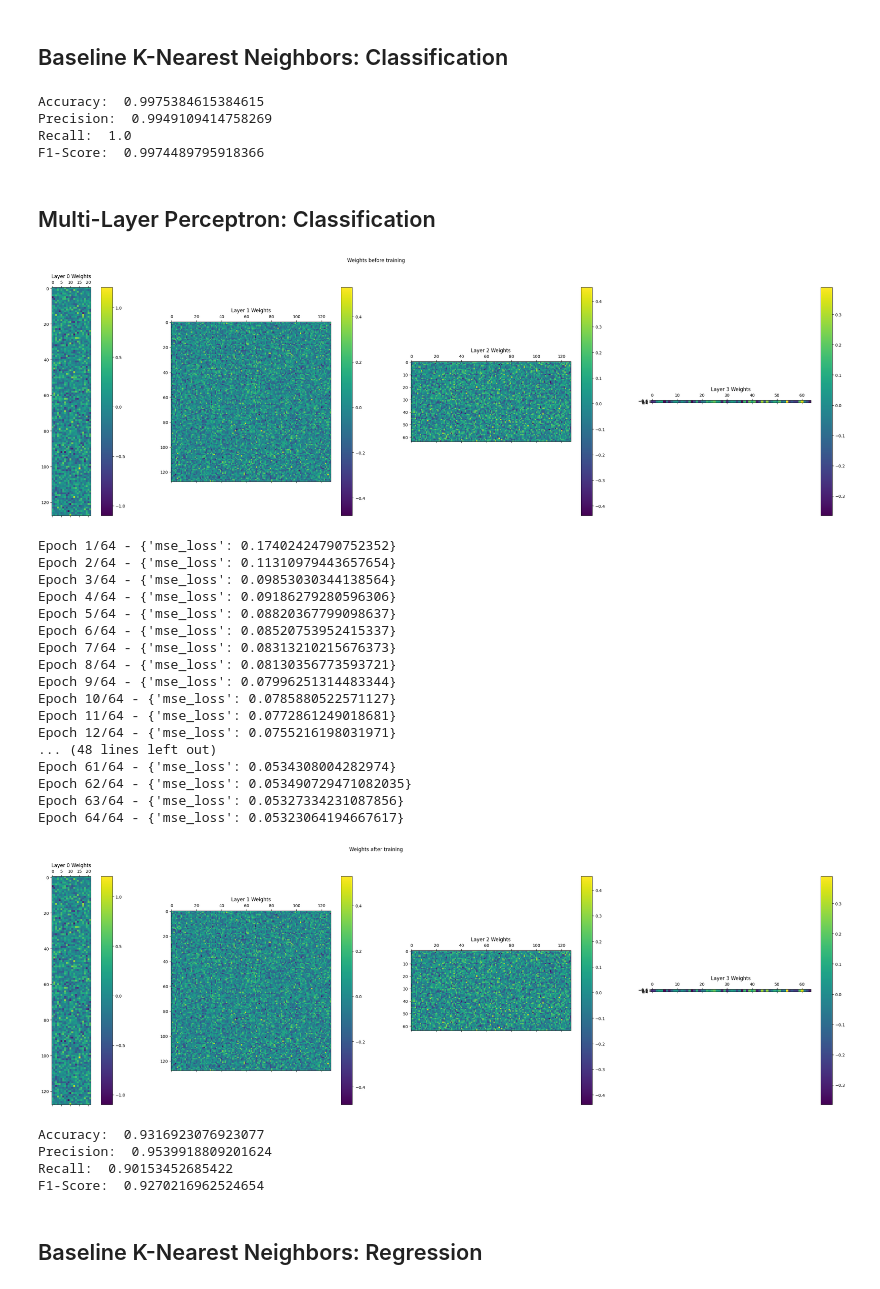
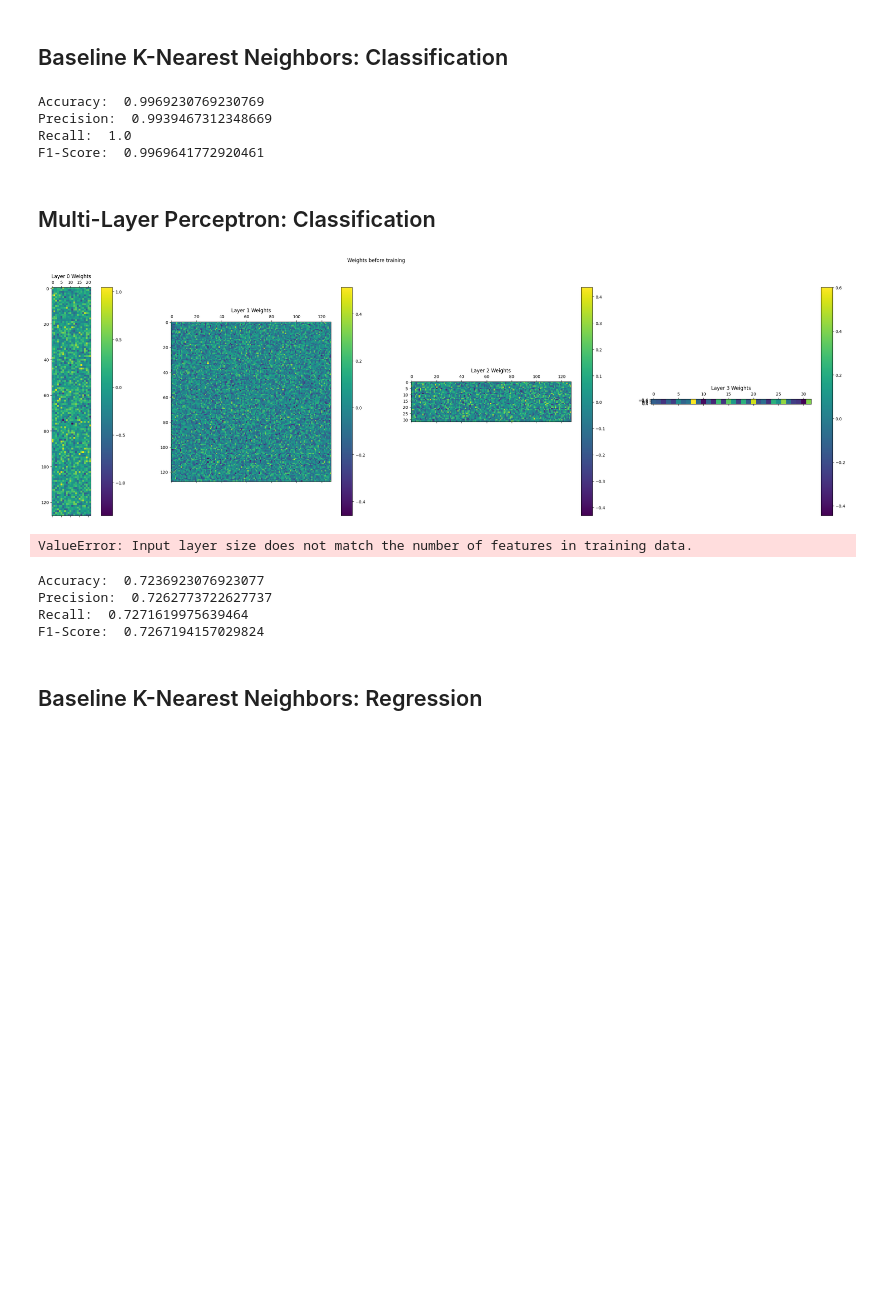
Before and after one commit to hectellian/ai-nn-project, a Jupyter notebook: results.ipynb, the cells around one changed output. Drawn from its saved outputs; the diff is of its cells as text; code cells hidden in the pictures; blank space fills up the shorter version.

Commit message:
new tuning values

```diff
--- a/results.ipynb
+++ b/results.ipynb
@@ -81,14 +76,14 @@ mushroom_y.head()
 | 4 | e |
 # %%
 # Encode categorical features as a one-hot numeric array: Gives a unique number to each category
-le = LabelEncoder()
+fe = OneHotEncoder()
+le = LabelEncoder() # Gives a unique number to each category
 
-mushroom_X_encoded = mushroom_X.apply(le.fit_transform).to_numpy()
+mushroom_X_encoded = fe.fit_transform(mushroom_X).toarray()
 mushroom_y_encoded = mushroom_y.apply(le.fit_transform).to_numpy()
 
 # Split the dataset into train and test set
 mushroom_X_train, mushroom_X_temp, mushroom_y_train, mushroom_y_temp = train_test_split(mushroom_X_encoded, mushroom_y_encoded, test_size=0.4, random_state=42)
-
 # Split the test set into validation and test set
 mushroom_X_val, mushroom_X_test, mushroom_y_val, mushroom_y_test = train_test_split(mushroom_X_temp, mushroom_y_temp, test_size=0.5, random_state=42)
 # %% [markdown]
@@ -135,7 +130,7 @@ wine_X_val, wine_X_test, wine_y_val, wine_y_test = train_test_split(wine_X_temp,
 ### K-Nearest Neighbors
 # %%
 param_grid = {
-    'k': [3, 5, 7, 10, 15, 50, 100, 200],
+    'k': [3, 5, 15, 50, 100, 200],
 }
 
 fixed_params = {
@@ -157,8 +152,8 @@ max_layers = 3  #exploring up to 3 hidden layers
 
 param_grid = {
     'learning_rate': [0.1, 0.01, 0.001],  # List of learning rates to try
-    'batch_size': [1, 8, 18],  # List of batch sizes to try
-    'epochs': [32, 64],  # List of epochs to try
+    'batch_size': [12, 32, 64],  # List of batch sizes to try
+    'epochs': [32, 64, 128],  # List of epochs to try
     'layer_sizes': [[mushroom_X_train.shape[1]] + list(combo) + [1] for num_layers in range(2, max_layers + 1) for combo in product(layer_sizes_options, repeat=num_layers)]
 }
 
@@ -235,40 +226,24 @@ print("Precision: ", precision(mushroom_y_test, mushroom_output))
 print("Recall: ", recall(mushroom_y_test, mushroom_output))
 print("F1-Score: ", f1_score(mushroom_y_test, mushroom_output))
 # %% [output]
-Accuracy:  0.9975384615384615
-Precision:  0.9949109414758269
+Accuracy:  0.9969230769230769
+Precision:  0.9939467312348669
 Recall:  1.0
-F1-Score:  0.9974489795918366
+F1-Score:  0.9969641772920461
 # %% [markdown]
 ## Multi-Layer Perceptron: Classification
 # %%
+best_param['batch_size'] = 12
 mushroom_network = MLP(**best_param)
 
 visualize_weights(mushroom_network, title="Weights before training")
 
 metrics = mushroom_network.fit(mushroom_X_train, mushroom_y_train, verbose=True)
 
 visualize_weights(mushroom_network, title="Weights after training")
 # %% [output]
-[figure, old version]
+[figure, new version]
-Epoch 1/64 - {'mse_loss': 0.17402424790752352}
-Epoch 2/64 - {'mse_loss': 0.11310979443657654}
-Epoch 3/64 - {'mse_loss': 0.09853030344138564}
-Epoch 4/64 - {'mse_loss': 0.09186279280596306}
-Epoch 5/64 - {'mse_loss': 0.08820367799098637}
-Epoch 6/64 - {'mse_loss': 0.08520753952415337}
-Epoch 7/64 - {'mse_loss': 0.08313210215676373}
-Epoch 8/64 - {'mse_loss': 0.08130356773593721}
-Epoch 9/64 - {'mse_loss': 0.07996251314483344}
-Epoch 10/64 - {'mse_loss': 0.0785880522571127}
-Epoch 11/64 - {'mse_loss': 0.0772861249018681}
-Epoch 12/64 - {'mse_loss': 0.0755216198031971}
-... (48 lines left out)
-Epoch 61/64 - {'mse_loss': 0.0534308004282974}
-Epoch 62/64 - {'mse_loss': 0.053490729471082035}
-Epoch 63/64 - {'mse_loss': 0.05327334231087856}
-Epoch 64/64 - {'mse_loss': 0.05323064194667617}
+ValueError: Input layer size does not match the number of features in training data.
-[figure, removed]
 # %%
 mushroom_output = mushroom_network.predict(mushroom_X_test.T)
 
@@ -280,10 +255,10 @@ print("Precision: ", precision(mushroom_y_test, mushroom_output.T))
 print("Recall: ", recall(mushroom_y_test, mushroom_output.T))
 print("F1-Score: ", f1_score(mushroom_y_test, mushroom_output.T))
 # %% [output]
-Accuracy:  0.9316923076923077
-Precision:  0.9539918809201624
-Recall:  0.90153452685422
-F1-Score:  0.9270216962524654
+Accuracy:  0.7236923076923077
+Precision:  0.7262773722627737
+Recall:  0.7271619975639464
+F1-Score:  0.7267194157029824
 # %% [markdown]
 ## Baseline K-Nearest Neighbors: Regression
 # %%
```
Also changed, not shown: parts of 32 cells of this notebook.
